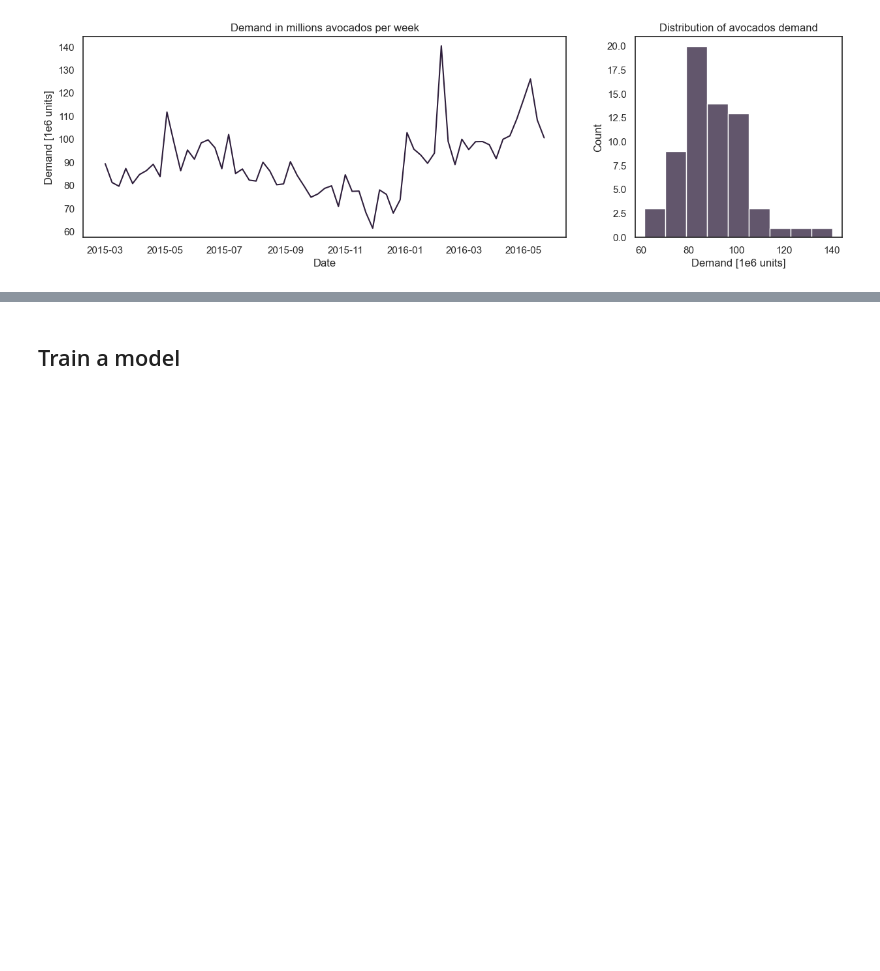
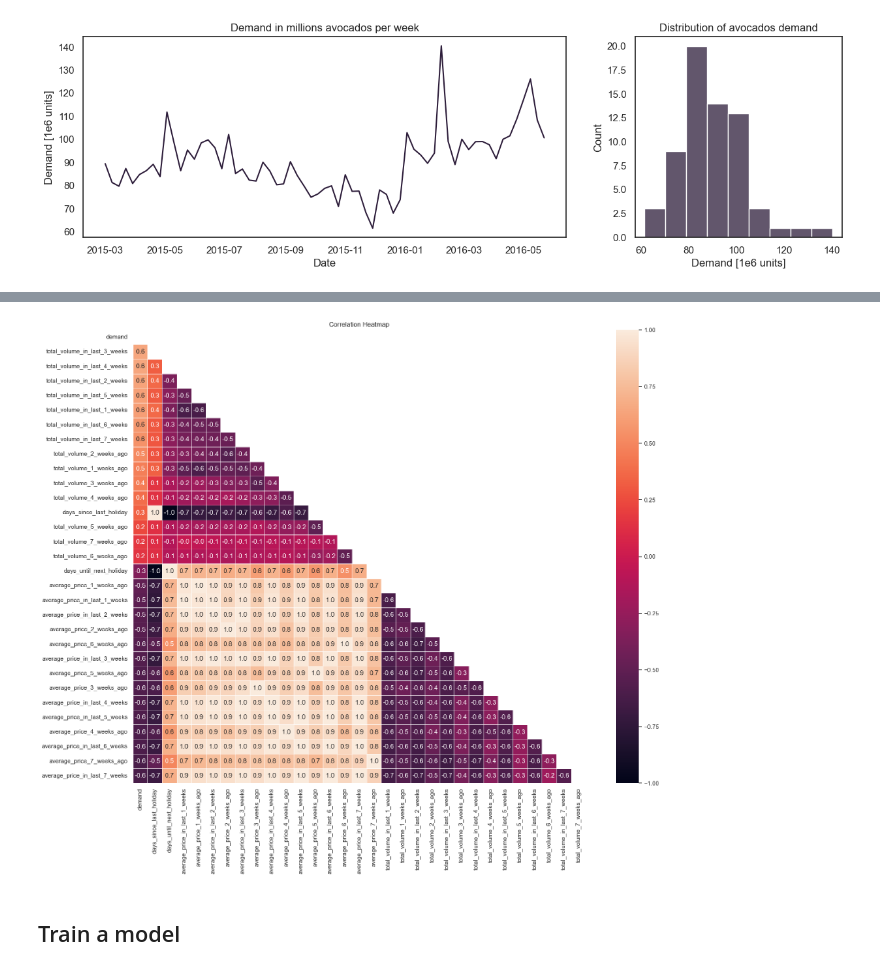
Before and after one commit to santiviquez/ageml, a Jupyter notebook: notebooks/experiments/avocados_demand_forescasting_baseline.ipynb, the cells around one changed output, grey strips where cells are left out. Saved outputs shown, nothing was run; the diff lists cells and outputs as text; code cells hidden in the pictures; blank space fills up the shorter version.

```diff
--- a/notebooks/experiments/avocados_demand_forescasting_baseline.ipynb
+++ b/notebooks/experiments/avocados_demand_forescasting_baseline.ipynb
@@ -86,3 +101,7 @@ plt.savefig('../../figures/avocados_demand_timeseries_and_distribution.svg', for
 plt.show()
 # %% [output]
 [figure]
+# %%
+columns = np.append(X_train.columns.values, 'demand')
+df = data.loc[data['partition'] == 'train']
+df = df[columns]
@@ -89,3 +121,16 @@ plt.show()
+# %%
+fig, ax = plt.subplots(figsize=(20,15))
+corr = df.corr()
+cols = list(corr.columns.values)
+cols.insert(0, cols.pop(cols.index('demand')))
+corr = corr.loc[:, cols].sort_values(by=['demand'], ascending=False)
+mask = np.triu(corr)
+sns.heatmap(corr, mask=mask, square=True, annot=True, fmt=".1f", linewidth=.5)
+ax.set_title('Correlation Heatmap')
+plt.savefig('../../figures/avocados_heatmap.svg', format='svg', bbox_inches='tight')
+plt.show()
+# %% [output]
+[figure, added]
 # %% [markdown]
 ## Train a model
 # %%
```
Also changed, not shown: parts of 5 cells of this notebook, 9 other files.
